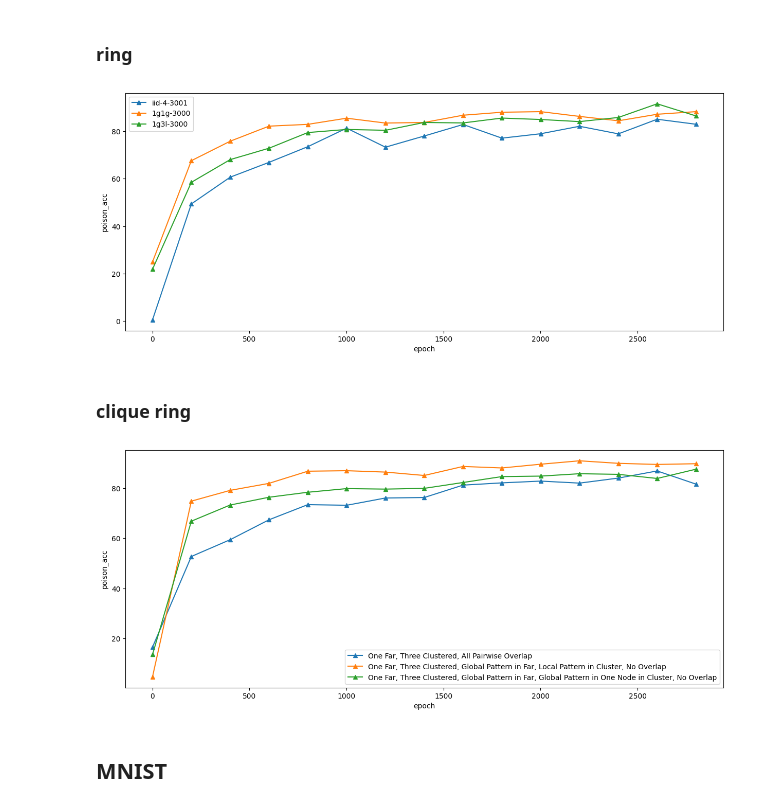
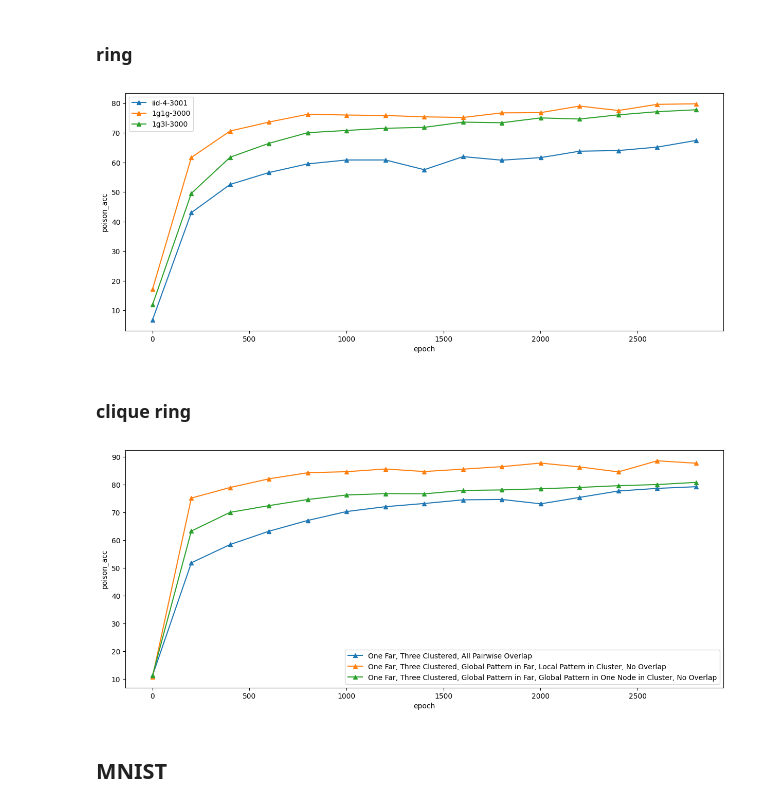
Before and after one commit to osier0524/DBA-SWIFT, a Jupyter notebook: fig.ipynb, the cells around one changed output. Saved outputs shown, nothing was run; the diff lists cells and outputs as text; code cells hidden in the pictures.

```diff
--- a/fig.ipynb
+++ b/fig.ipynb
@@ -88,21 +134,21 @@ folders = ['Output/DBA-ring-swift-iid-DBA-4-3001/adv3-all/',
            'Output/DBA-ring-swift-iid-DBA-4-1g3l-3000/adv3-all/',
            'Output/DBA-ring-swift-iid-DBA-4-1g1g-3000-old/adv3-all/']
 legends = ['iid-4-3001', '1g1g-3000', '1g3l-3000']
-draw_together(folders, 4, legends)
+draw_together(folders, 40, legends)
 # %% [output]
-[figure, old version]
+[figure, new version]
 # %% [markdown]
 ### clique ring
 # %%
 folders = ['Output/DBA-clique-ring-swift-iid-DBA-4-3001/adv3-all/',
            'Output/DBA-clique-ring-swift-iid-DBA-4-1g3l-3000/adv3-all/',
            'Output/DBA-clique-ring-swift-iid-DBA-4-1g1g-3000/adv3-all/']
 legends = ['One Far, Three Clustered, All Pairwise Overlap',
            'One Far, Three Clustered, Global Pattern in Far, Local Pattern in Cluster, No Overlap',
            'One Far, Three Clustered, Global Pattern in Far, Global Pattern in One Node in Cluster, No Overlap']
-draw_together(folders, 4, legends)
+draw_together(folders, 40, legends)
 # %% [output]
-[figure, old version]
+[figure, new version]
 # %% [markdown]
 ## MNIST
 # %% [markdown]
```
Also changed, not shown: parts of 11 cells of this notebook, 41 other files.
